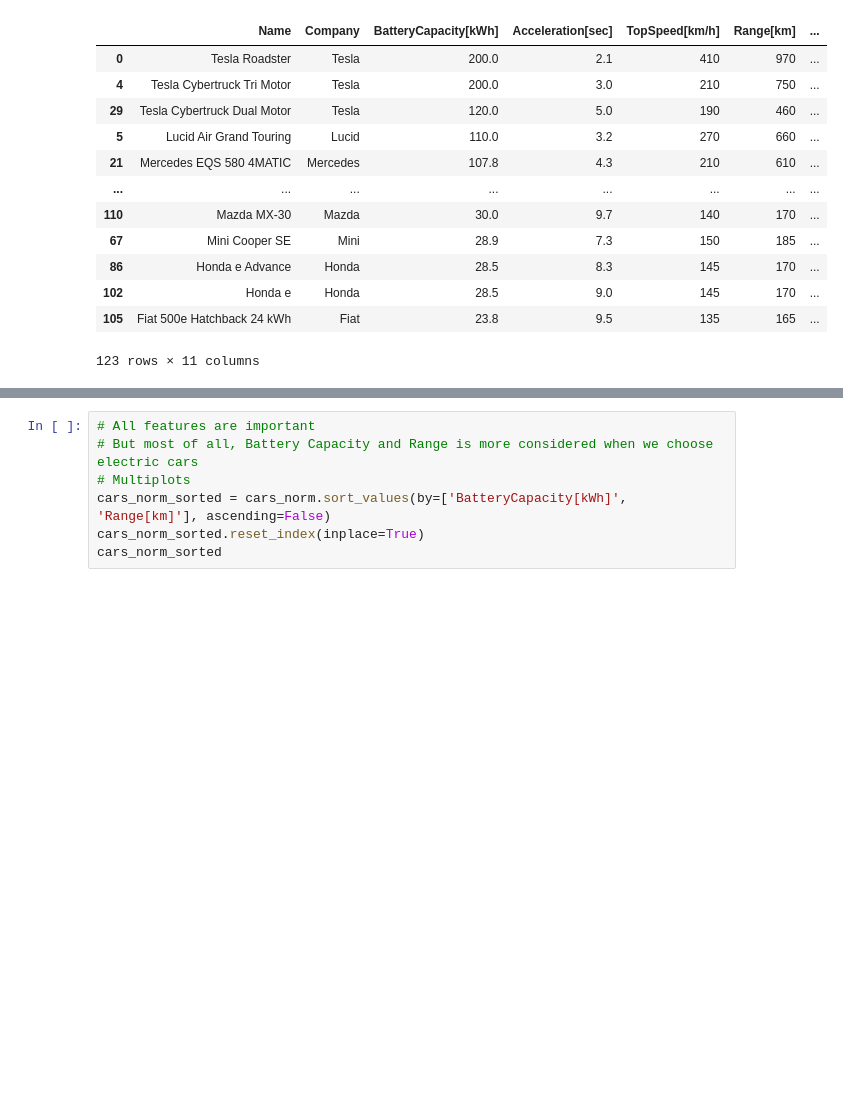
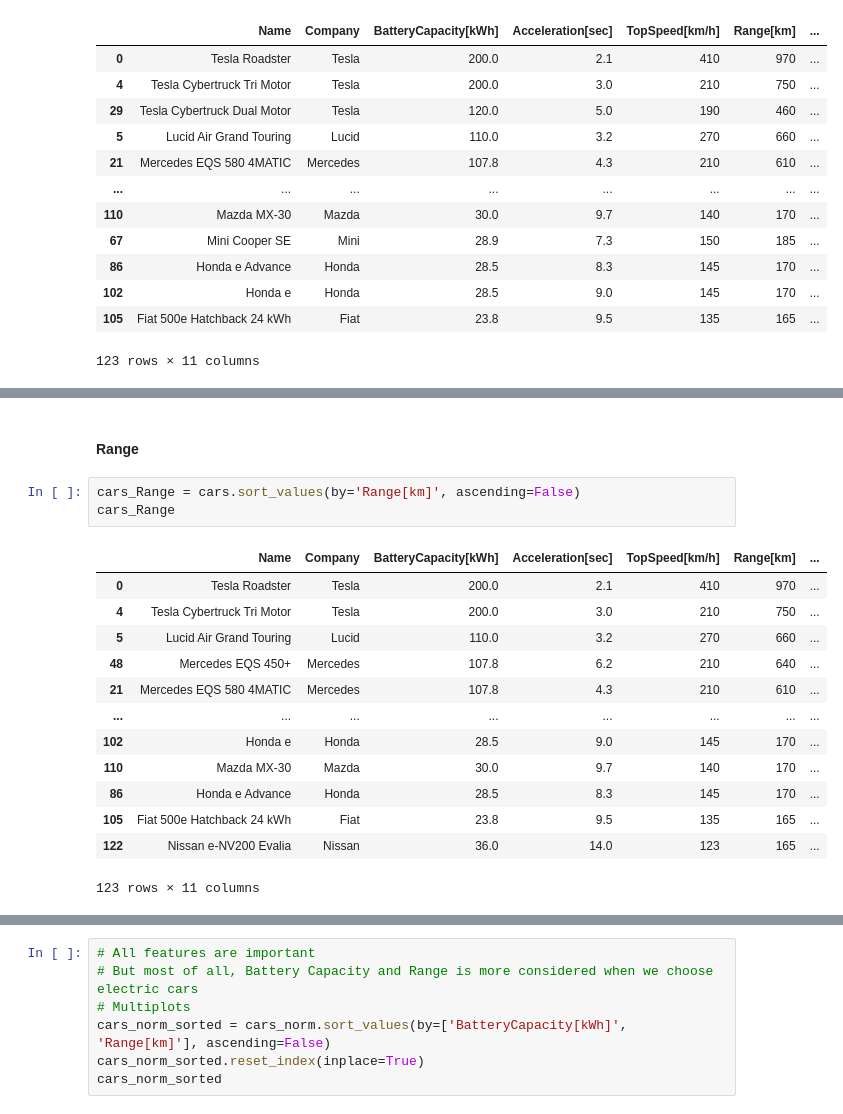
Before and after one commit to escortKwon/IndividualProjects_for_Portfolio, a Jupyter notebook: Quickest Electric Cars/QuickestElectricCars.ipynb, the cells around one changed output, grey strips where cells are left out. Drawn from its saved outputs; the diff is of its cells as text; blank space fills up the shorter version.

```diff
--- a/Quickest Electric Cars/QuickestElectricCars.ipynb
+++ b/Quickest Electric Cars/QuickestElectricCars.ipynb
@@ -313,0 +328,19 @@ plt.show()
+# %% [markdown]
+#### Range
+# %%
+cars_Range = cars.sort_values(by='Range[km]', ascending=False)
+cars_Range
+# %% [output]
+|  | Name | Company | BatteryCapacity[kWh] | Acceleration[sec] | TopSpeed[km/h] | Range[km] | ... |
+| 0 | Tesla Roadster | Tesla | 200.0 | 2.1 | 410 | 970 | ... |
+| 4 | Tesla Cybertruck Tri Motor | Tesla | 200.0 | 3.0 | 210 | 750 | ... |
+| 5 | Lucid Air Grand Touring | Lucid | 110.0 | 3.2 | 270 | 660 | ... |
+| 48 | Mercedes EQS 450+ | Mercedes | 107.8 | 6.2 | 210 | 640 | ... |
+| 21 | Mercedes EQS 580 4MATIC | Mercedes | 107.8 | 4.3 | 210 | 610 | ... |
+| ... | ... | ... | ... | ... | ... | ... | ... |
+| 102 | Honda e | Honda | 28.5 | 9.0 | 145 | 170 | ... |
+| 110 | Mazda MX-30 | Mazda | 30.0 | 9.7 | 140 | 170 | ... |
+| 86 | Honda e Advance | Honda | 28.5 | 8.3 | 145 | 170 | ... |
+| 105 | Fiat 500e Hatchback 24 kWh | Fiat | 23.8 | 9.5 | 135 | 165 | ... |
+| 122 | Nissan e-NV200 Evalia | Nissan | 36.0 | 14.0 | 123 | 165 | ... |
+123 rows × 11 columns
```
Also changed, not shown: parts of 30 cells of this notebook, 1 other file.
